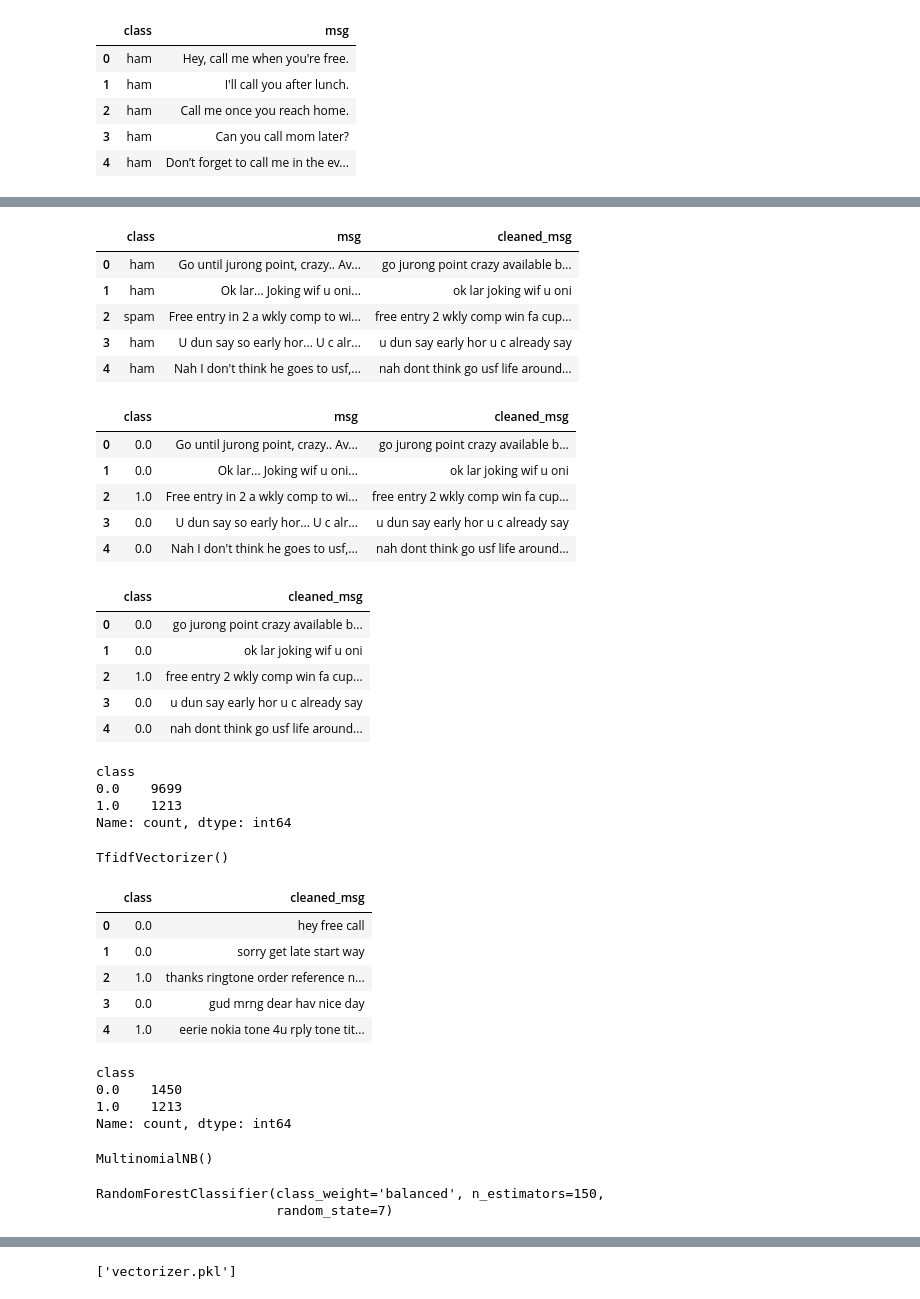
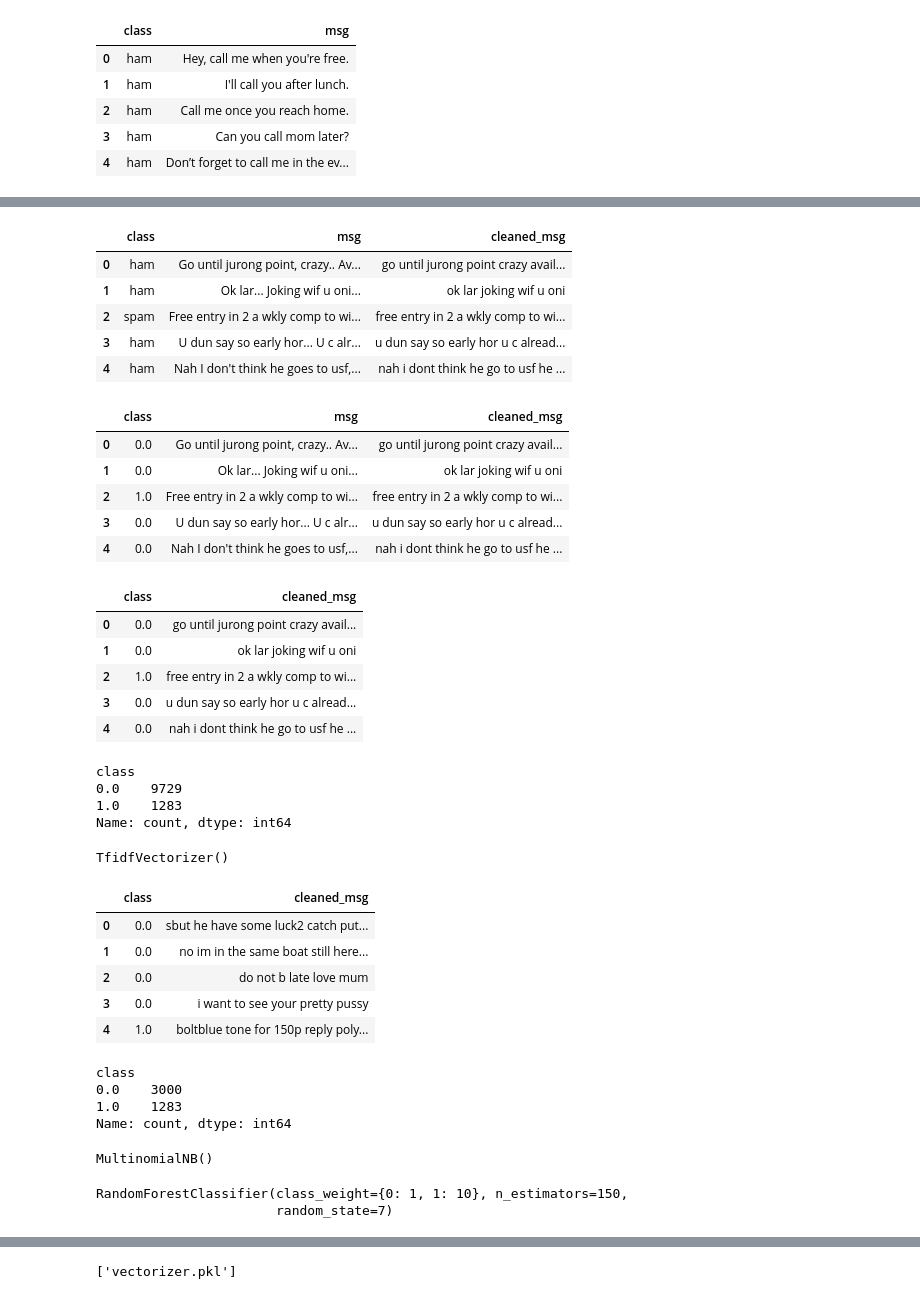
Before and after one commit to Madhav3737/SMS_Spam_detector, a Jupyter notebook: sms_spam.ipynb, the cells around one changed output, grey strips where cells are left out. Cells and saved outputs as stored; diff of their text form; code cells hidden in the pictures.

```diff
--- a/sms_spam.ipynb
+++ b/sms_spam.ipynb
@@ -106,7 +107,7 @@ def preprocess_msg(msg):
     msg = msg.lower()
     msg = ''.join([c for c in msg if c not in string.punctuation])
     word_list = word_tokenize(msg)
-    word_list = [w for w in word_list if w not in stop_words]
+    # word_list = [w for w in word_list if w not in stop_words]
     word_pos_tags = pos_tag(word_list)
     word_list = [lemmatizer.lemmatize(w,get_pos_tag(p)) for w,p in word_pos_tags]
     processed_msg = ' '.join(word_list)
@@ -121,36 +122,36 @@ df['cleaned_msg'] = df['msg'].apply(preprocess_msg)
 df.head()
 # %% [output]
 |  | class | msg | cleaned_msg |
-| 0 | ham | Go until jurong point, crazy.. Av... | go jurong point crazy available b... |
+| 0 | ham | Go until jurong point, crazy.. Av... | go until jurong point crazy avail... |
 | 1 | ham | Ok lar... Joking wif u oni... | ok lar joking wif u oni |
-| 2 | spam | Free entry in 2 a wkly comp to wi... | free entry 2 wkly comp win fa cup... |
-| 3 | ham | U dun say so early hor... U c alr... | u dun say early hor u c already say |
-| 4 | ham | Nah I don't think he goes to usf,... | nah dont think go usf life around... |
+| 2 | spam | Free entry in 2 a wkly comp to wi... | free entry in 2 a wkly comp to wi... |
+| 3 | ham | U dun say so early hor... U c alr... | u dun say so early hor u c alread... |
+| 4 | ham | Nah I don't think he goes to usf,... | nah i dont think he go to usf he ... |
 # %%
 df['class'] = df['class'].map({'ham':0,'spam':1})
 df.head()
 # %% [output]
 |  | class | msg | cleaned_msg |
-| 0 | 0.0 | Go until jurong point, crazy.. Av... | go jurong point crazy available b... |
+| 0 | 0.0 | Go until jurong point, crazy.. Av... | go until jurong point crazy avail... |
 | 1 | 0.0 | Ok lar... Joking wif u oni... | ok lar joking wif u oni |
-| 2 | 1.0 | Free entry in 2 a wkly comp to wi... | free entry 2 wkly comp win fa cup... |
-| 3 | 0.0 | U dun say so early hor... U c alr... | u dun say early hor u c already say |
-| 4 | 0.0 | Nah I don't think he goes to usf,... | nah dont think go usf life around... |
+| 2 | 1.0 | Free entry in 2 a wkly comp to wi... | free entry in 2 a wkly comp to wi... |
+| 3 | 0.0 | U dun say so early hor... U c alr... | u dun say so early hor u c alread... |
+| 4 | 0.0 | Nah I don't think he goes to usf,... | nah i dont think he go to usf he ... |
 # %%
 df.drop(columns=['msg'],axis=1, inplace=True)
 df.head()
 # %% [output]
 |  | class | cleaned_msg |
-| 0 | 0.0 | go jurong point crazy available b... |
+| 0 | 0.0 | go until jurong point crazy avail... |
 | 1 | 0.0 | ok lar joking wif u oni |
-| 2 | 1.0 | free entry 2 wkly comp win fa cup... |
-| 3 | 0.0 | u dun say early hor u c already say |
-| 4 | 0.0 | nah dont think go usf life around... |
+| 2 | 1.0 | free entry in 2 a wkly comp to wi... |
+| 3 | 0.0 | u dun say so early hor u c alread... |
+| 4 | 0.0 | nah i dont think he go to usf he ... |
 # %%
 print(df['class'].value_counts())
 # %% [output]
 class
-0.0    9699
-1.0    1213
+0.0    9729
+1.0    1283
 Name: count, dtype: int64
 # %%
@@ -160,23 +161,23 @@ tf_idf.fit(df['cleaned_msg']) #fitting on entire data of messages
 TfidfVectorizer()
 # %%
 #for multinomial Naive bayes
-ham_mnb = df[df['class']==0].sample(n=1450,random_state=7)
+ham_mnb = df[df['class']==0].sample(n=3000,random_state=7)
 spam = df[df['class']==1] #spam is same for all models
 df_mnb = pd.concat([ham_mnb,spam]).sample(frac=1,random_state=7).reset_index(drop=True)
 df_mnb.head()
 # %% [output]
 |  | class | cleaned_msg |
-| 0 | 0.0 | hey free call |
-| 1 | 0.0 | sorry get late start way |
-| 2 | 1.0 | thanks ringtone order reference n... |
-| 3 | 0.0 | gud mrng dear hav nice day |
-| 4 | 1.0 | eerie nokia tone 4u rply tone tit... |
+| 0 | 0.0 | sbut he have some luck2 catch put... |
+| 1 | 0.0 | no im in the same boat still here... |
+| 2 | 0.0 | do not b late love mum |
+| 3 | 0.0 | i want to see your pretty pussy |
+| 4 | 1.0 | boltblue tone for 150p reply poly... |
 # %%
 df_mnb['class'].value_counts()
 # %% [output]
 class
-0.0    1450
-1.0    1213
+0.0    3000
+1.0    1283
 Name: count, dtype: int64
 # %%
 
@@ -195,14 +196,14 @@ MultinomialNB()
 # print("classification report:\n",classification_report(y_test,y_test_pred))##
 # %%
 #for randomforest classifier
-ham_rf = df[df['class']==0].sample(n=1450,random_state=8)
+ham_rf = df[df['class']==0].sample(n=6000,random_state=8)
 df_rf = pd.concat([ham_rf,spam]).sample(frac=1,random_state=10).reset_index(drop=True)
 X = tf_idf.transform(df_rf['cleaned_msg'])
 y = df_rf['class']
-rf = RandomForestClassifier(n_estimators=150,max_depth=None, random_state=7,class_weight='balanced')
+rf = RandomForestClassifier(n_estimators=150,max_depth=None, random_state=7,class_weight={0:1,1:10})
 rf.fit(X,y)
 # %% [output]
-RandomForestClassifier(class_weight='balanced', n_estimators=150,
+RandomForestClassifier(class_weight={0: 1, 1: 10}, n_estimators=150,
                        random_state=7)
 # %%
 # y_pred = rf.predict(X)
```
Also changed, not shown: parts of 8 cells of this notebook, 11 other files.
